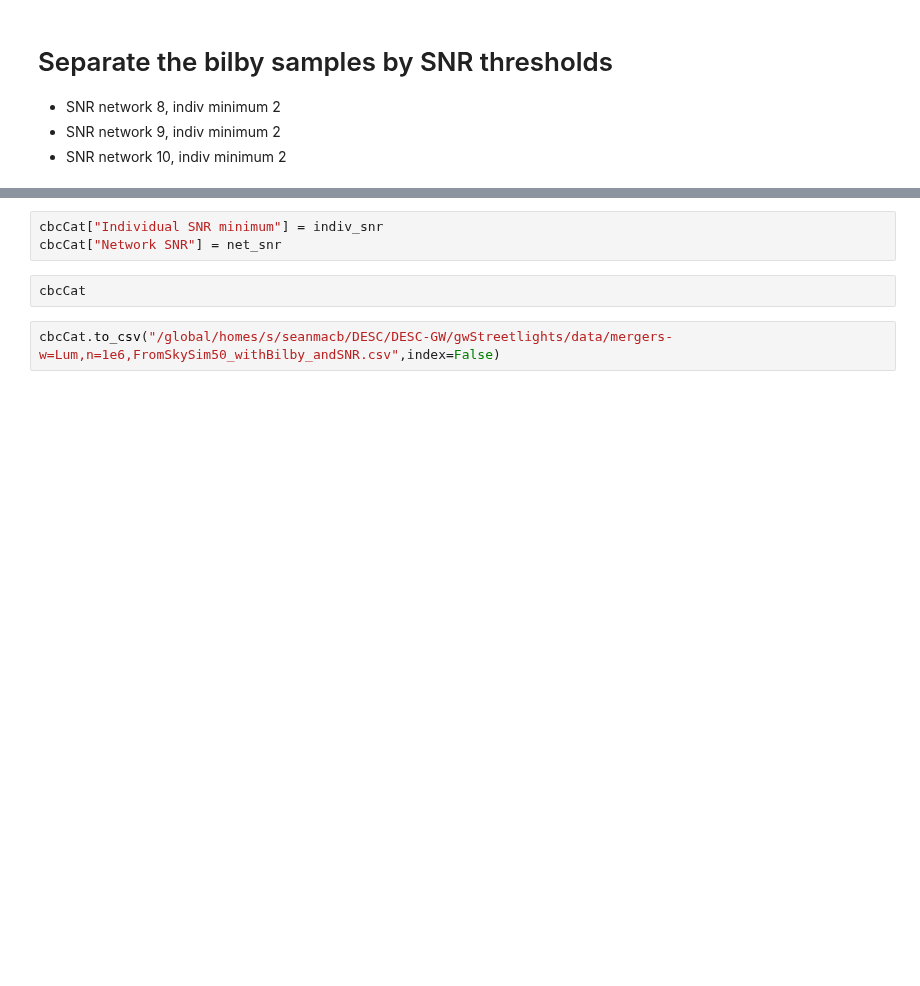
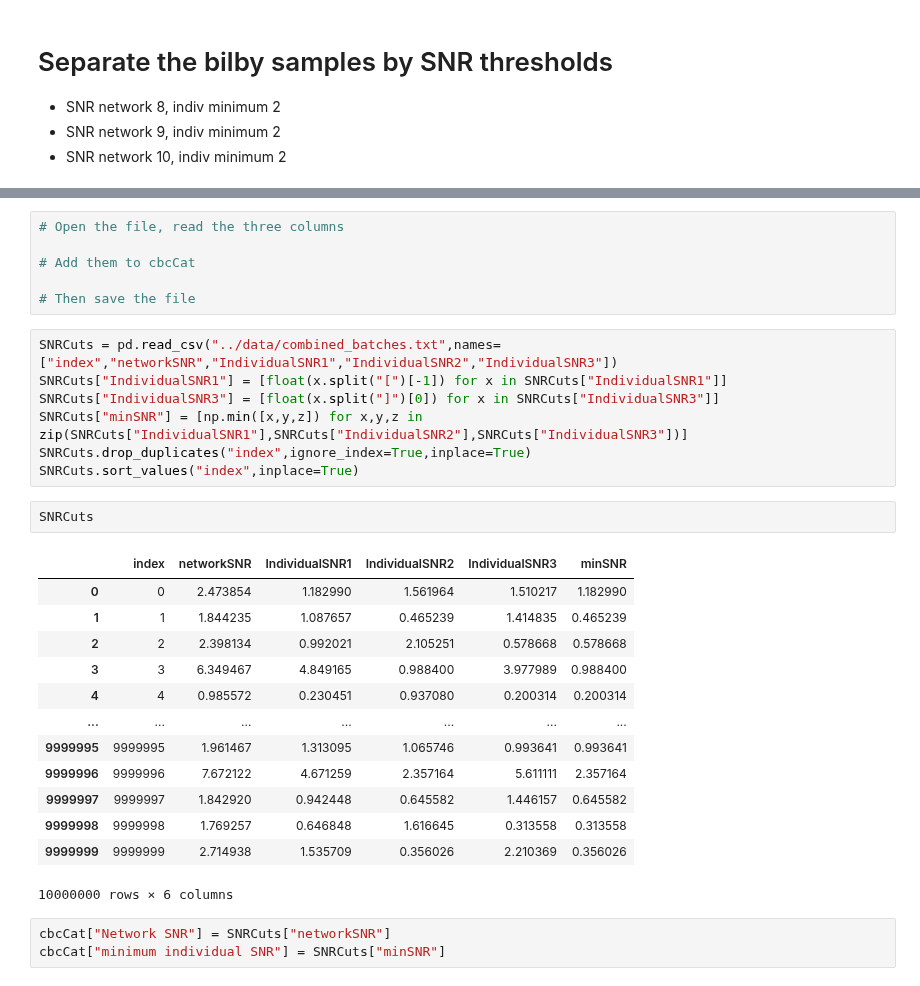
Before and after one commit to LSSTDESC/gwStreetlights, a Jupyter notebook: CBCCats/SepBilbyBySNR.ipynb, the cells around one changed output, grey strips where cells are left out. Saved outputs shown, nothing was run; the diff lists cells and outputs as text; blank space fills up the shorter version.

```diff
--- a/CBCCats/SepBilbyBySNR.ipynb
+++ b/CBCCats/SepBilbyBySNR.ipynb
@@ -102,7 +132,32 @@ KeyboardInterrupt:
-# %%
-cbcCat["Individual SNR minimum"] = indiv_snr
-cbcCat["Network SNR"] = net_snr
-# %%
-cbcCat
-# %%
-cbcCat.to_csv("/global/homes/s/seanmacb/DESC/DESC-GW/gwStreetlights/data/mergers-w=Lum,n=1e6,FromSkySim50_withBilby_andSNR.csv",index=False)
+# %%
+# Open the file, read the three columns
+
+# Add them to cbcCat
+
+# Then save the file
+# %%
+SNRCuts = pd.read_csv("../data/combined_batches.txt",names=["index","networkSNR","IndividualSNR1","IndividualSNR2","IndividualSNR3"])
+SNRCuts["IndividualSNR1"] = [float(x.split("[")[-1]) for x in SNRCuts["IndividualSNR1"]]
+SNRCuts["IndividualSNR3"] = [float(x.split("]")[0]) for x in SNRCuts["IndividualSNR3"]]
+SNRCuts["minSNR"] = [np.min([x,y,z]) for x,y,z in zip(SNRCuts["IndividualSNR1"],SNRCuts["IndividualSNR2"],SNRCuts["IndividualSNR3"])]
+SNRCuts.drop_duplicates("index",ignore_index=True,inplace=True)
+SNRCuts.sort_values("index",inplace=True)
+# %%
+SNRCuts
+# %% [output]
+|  | index | networkSNR | IndividualSNR1 | IndividualSNR2 | IndividualSNR3 | minSNR |
+| 0 | 0 | 2.473854 | 1.182990 | 1.561964 | 1.510217 | 1.182990 |
+| 1 | 1 | 1.844235 | 1.087657 | 0.465239 | 1.414835 | 0.465239 |
+| 2 | 2 | 2.398134 | 0.992021 | 2.105251 | 0.578668 | 0.578668 |
+| 3 | 3 | 6.349467 | 4.849165 | 0.988400 | 3.977989 | 0.988400 |
+| 4 | 4 | 0.985572 | 0.230451 | 0.937080 | 0.200314 | 0.200314 |
+| ... | ... | ... | ... | ... | ... | ... |
+| 9999995 | 9999995 | 1.961467 | 1.313095 | 1.065746 | 0.993641 | 0.993641 |
+| 9999996 | 9999996 | 7.672122 | 4.671259 | 2.357164 | 5.611111 | 2.357164 |
+| 9999997 | 9999997 | 1.842920 | 0.942448 | 0.645582 | 1.446157 | 0.645582 |
+| 9999998 | 9999998 | 1.769257 | 0.646848 | 1.616645 | 0.313558 | 0.313558 |
+| 9999999 | 9999999 | 2.714938 | 1.535709 | 0.356026 | 2.210369 | 0.356026 |
+10000000 rows × 6 columns
+# %%
+cbcCat["Network SNR"] = SNRCuts["networkSNR"]
+cbcCat["minimum individual SNR"] = SNRCuts["minSNR"]
```
Also changed, not shown: parts of 9 cells of this notebook, 9 other files.
